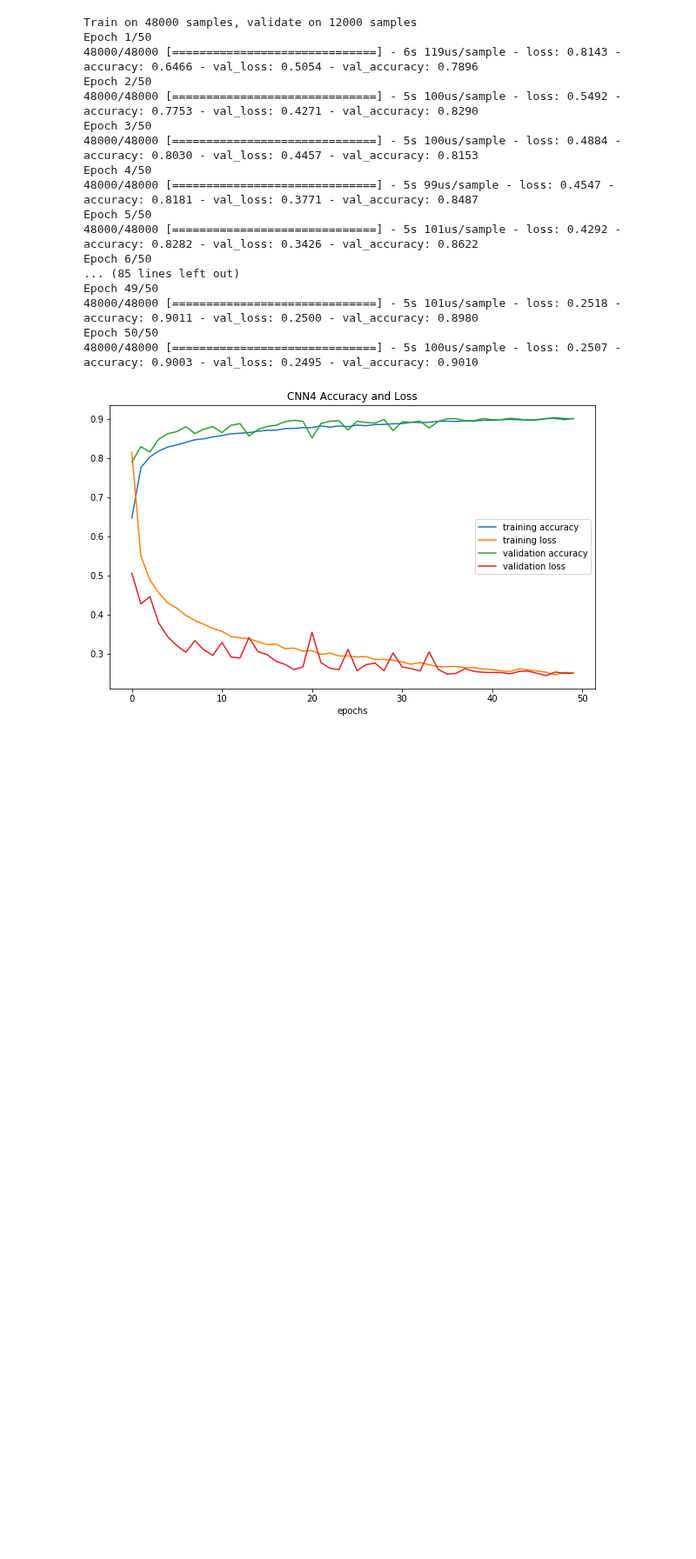
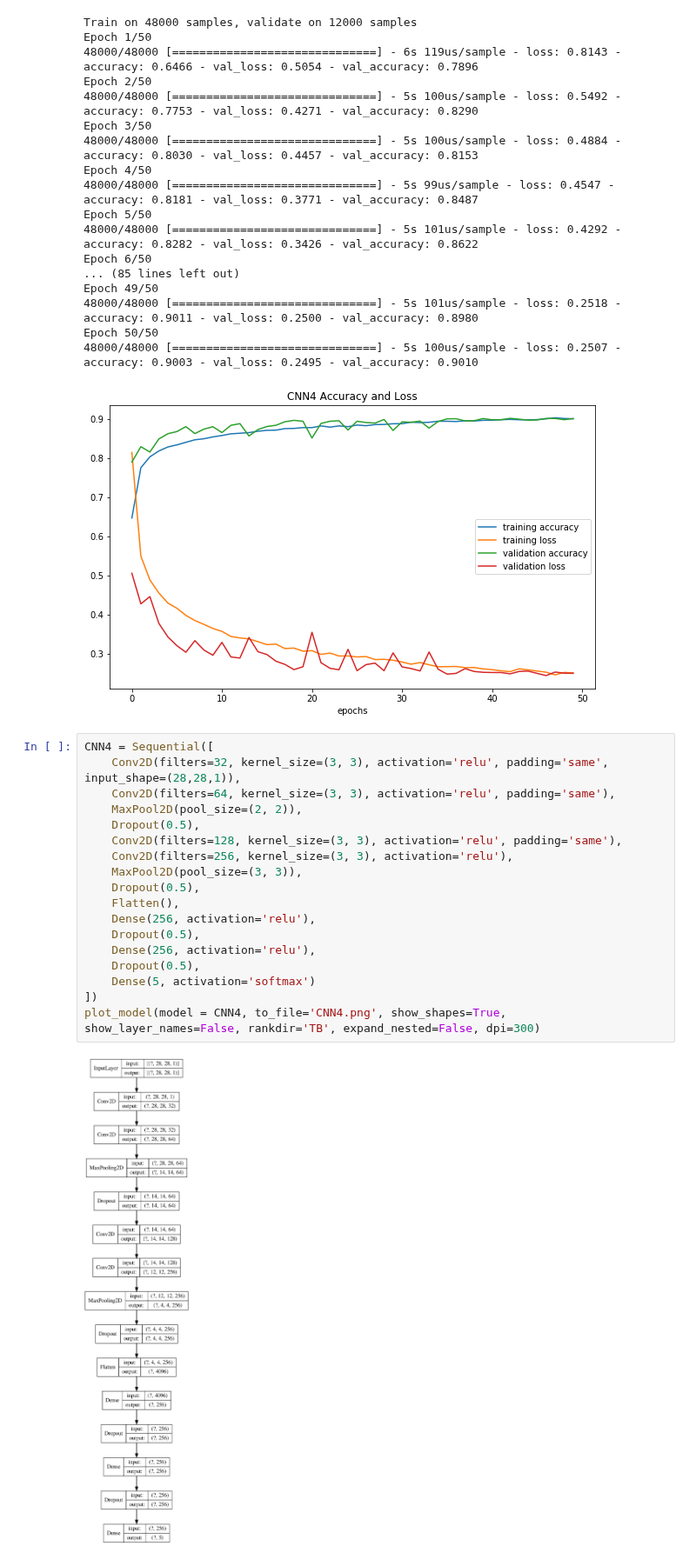
Before and after one commit to Tiankai-Jiang/ECE657A-A3, a Jupyter notebook: part2.ipynb, the cells around one changed output. Shown at 87% size. Saved outputs shown, nothing was run; the diff lists cells and outputs as text; blank space fills up the shorter version.

```diff
--- a/part2.ipynb
+++ b/part2.ipynb
@@ -239,3 +227,23 @@ Epoch 49/50
 Epoch 50/50
 48000/48000 [==============================] - 5s 100us/sample - loss: 0.2507 - accuracy: 0.9003 - val_loss: 0.2495 - val_accuracy: 0.9010
 [figure]
+# %%
+CNN4 = Sequential([
+    Conv2D(filters=32, kernel_size=(3, 3), activation='relu', padding='same', input_shape=(28,28,1)),
+    Conv2D(filters=64, kernel_size=(3, 3), activation='relu', padding='same'),
+    MaxPool2D(pool_size=(2, 2)),
+    Dropout(0.5),
+    Conv2D(filters=128, kernel_size=(3, 3), activation='relu', padding='same'),
+    Conv2D(filters=256, kernel_size=(3, 3), activation='relu'),
+    MaxPool2D(pool_size=(3, 3)),
+    Dropout(0.5),
+    Flatten(),
+    Dense(256, activation='relu'),
+    Dropout(0.5),
+    Dense(256, activation='relu'),
+    Dropout(0.5),
+    Dense(5, activation='softmax')
+])
+plot_model(model = CNN4, to_file='CNN4.png', show_shapes=True, show_layer_names=False, rankdir='TB', expand_nested=False, dpi=300)
+# %% [output]
+[figure, added]
```
Also changed, not shown: parts of 1 cell of this notebook, 8 other files.
